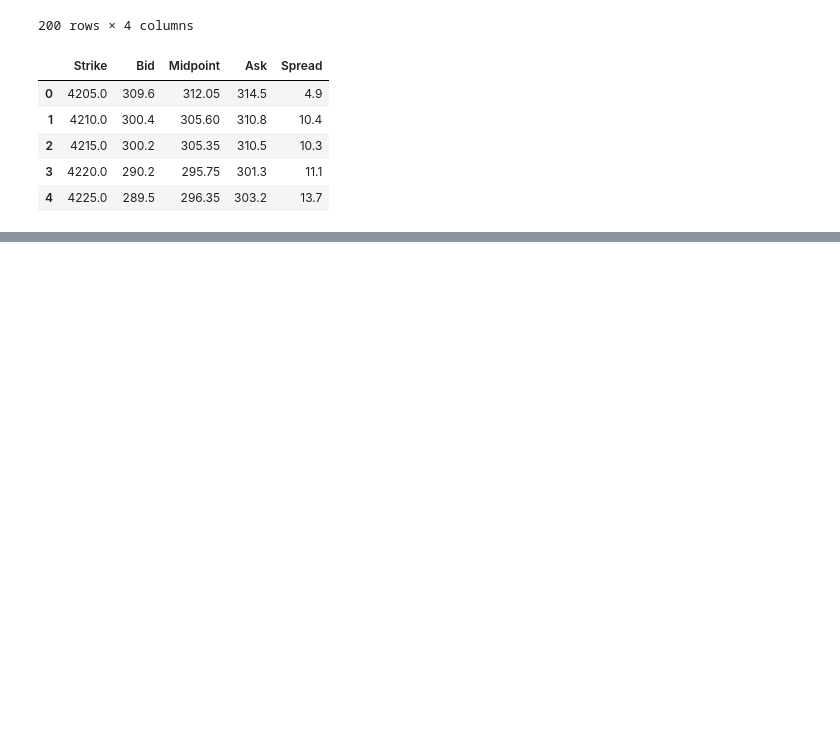
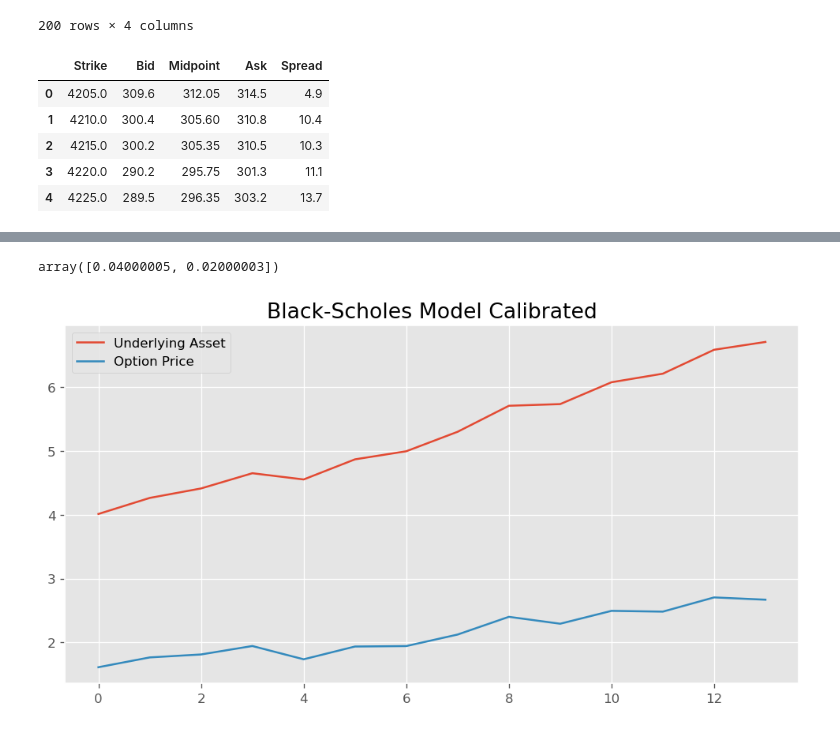
Before and after one commit to kirillzx/Generalized-Bates-model-draft, a Jupyter notebook: Models.ipynb, the cells around one changed output, grey strips where cells are left out. Cells and saved outputs as stored; diff of their text form; code cells hidden in the pictures; blank space fills up the shorter version.

```diff
--- a/Models.ipynb
+++ b/Models.ipynb
@@ -458,0 +556,25 @@ fft_cf(np.array(strike), 4000, 0.0426, maturity, lambda u: cf_Heston_good(u, mat
+# %%
+# def Feller(x):
+#     return 2*x[1] * x[2] - x[3]**2 - 1e-6
+# cons = ({"fun": Feller, "type": "ineq"})
+
+def error_f(x, prices, strike, spread):
+    blackScholesSim = model.black_scholes_sim(r, x[0], x[1], strike[0]/1000, option_type, dividends, len(prices), 4)
+    blackScholesSim = np.array(blackScholesSim).T
+
+    price_calib = blackScholesSim[1]
+
+    return sum(((price_calib[1] - prices/1000)/spread)**2)
+
+
+prices = data['Midpoint'].iloc[:50]
+strikes = data['Strike'].iloc[:50]
+spreads = data['Spread'].iloc[:50]
+
+init_vals = [mu, sigma]
+bounds = ((0.0001, 1), (0.0001, 1))
+
+params_BS = minimize(error_f, x0=init_vals, args=(prices, strikes, spreads),
+                  bounds=bounds, tol=1e-10, options={"maxiter": 2000})
+
+params_BS
@@ -458,0 +592,12 @@ fft_cf(np.array(strike), 4000, 0.0426, maturity, lambda u: cf_Heston_good(u, mat
+# %%
+params_BS = params_BS.x
+params_BS
+# %% [output]
+array([0.04000005, 0.02000003])
+# %%
+blackScholesSim = model.black_scholes_sim(r, params_BS[0], params_BS[1], strikes[0]/1000, option_type, dividends, maturity, 4)
+blackScholesSim = np.array(blackScholesSim).T
+# %%
+model.path_plot(blackScholesSim, 'Black-Scholes Model Calibrated')
+# %% [output]
+[figure, added]
```
Also changed, not shown: parts of 22 cells of this notebook.
